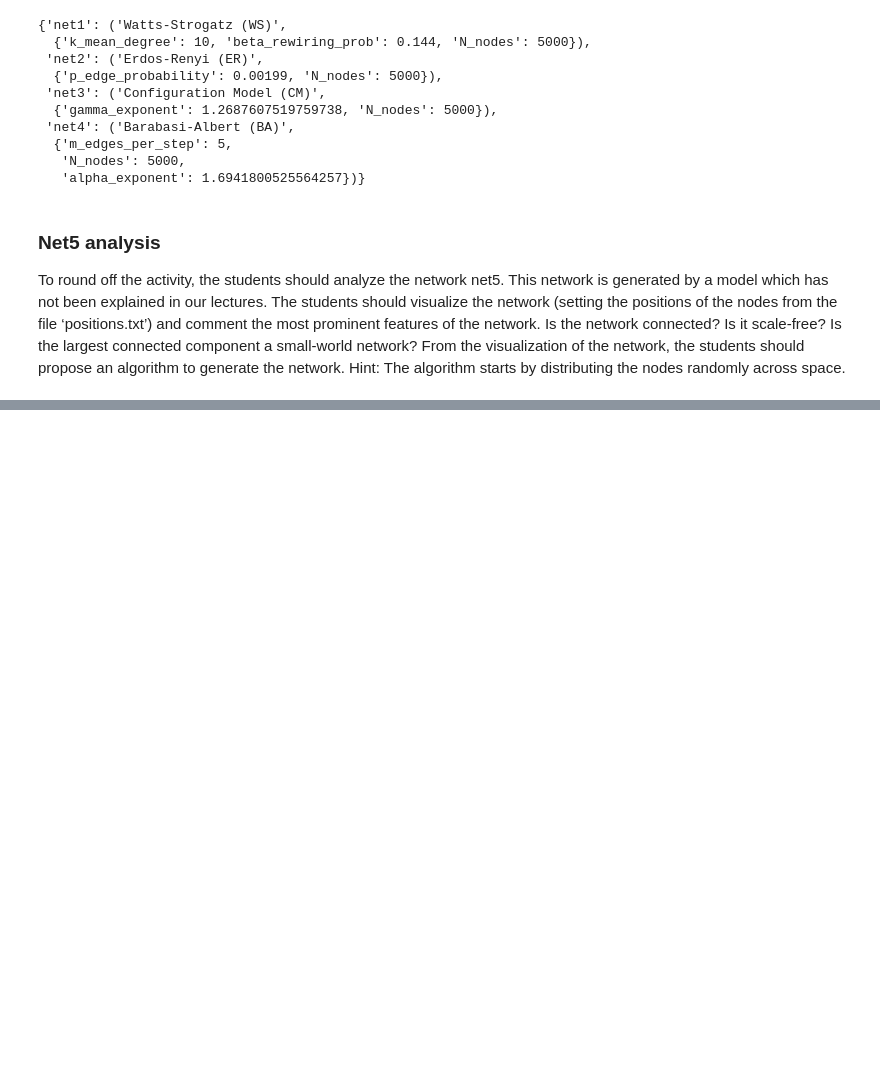
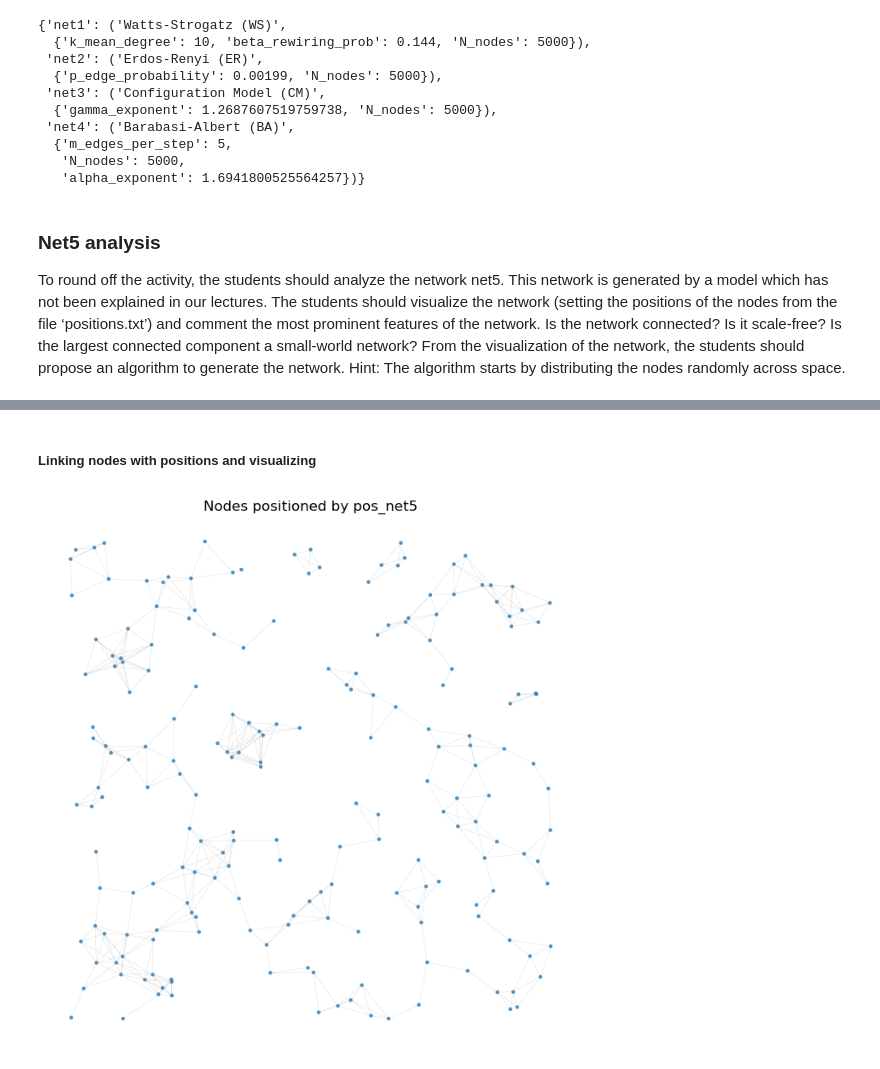
Before and after one commit to adrianrefe4/MHEDAS---CN-A1, a Jupyter notebook: GroupA_AATAB_REDONDO_A1.ipynb, the cells around one changed output, grey strips where cells are left out. Drawn from its saved outputs; the diff is of its cells as text; code cells hidden in the pictures; blank space fills up the shorter version.

```diff
--- a/GroupA_AATAB_REDONDO_A1.ipynb
+++ b/GroupA_AATAB_REDONDO_A1.ipynb
@@ -613,0 +879,54 @@ To round off the activity, the students should analyze the network net5. This ne
+# %% [markdown]
+##### Linking nodes with positions and visualizing
+# %%
+# Plot nodes using pos_net5 coordinates (scatter). If net5 is available and positions cover nodes,
+# optionally overlay edges for nodes that have coordinates.
+graph = globals().get('net5') or globals().get('G')
+pos = globals().get('pos_net5') or globals().get('positions')
+
+if pos is None:
+    raise RuntimeError("pos_net5 (or positions) not found in the notebook globals.")
+
+# Extract coordinates
+coords = list(pos.values())
+xs = [c[0] for c in coords]
+ys = [c[1] for c in coords]
+
+plt.figure(figsize=(8, 8))
+plt.scatter(xs, ys, s=10, c='C0', alpha=0.8, edgecolors='none')
+
+# If a graph is present, draw edges for node pairs where both endpoints have positions
+if graph is not None:
+    # build a mapping from graph node -> position (try matching both str and int keys)
+    node_pos = {}
+    for n in graph.nodes():
+        if n in pos:
+            node_pos[n] = pos[n]
+        else:
+            try:
+                nstr = str(n)
+                if nstr in pos:
+                    node_pos[n] = pos[nstr]
+                else:
+                    nint = int(nstr)
+                    if nint in pos:
+                        node_pos[n] = pos[nint]
+            except Exception:
+                pass
+
+    # draw edges for which both endpoints have coordinates
+    edge_coords = []
+    for u, v in graph.edges():
+        if u in node_pos and v in node_pos:
+            edge_coords.append((node_pos[u], node_pos[v]))
+
+    if edge_coords:
+        for (x1, y1), (x2, y2) in edge_coords:
+            plt.plot([x1, x2], [y1, y2], color='gray', linewidth=0.3, alpha=0.3)
+
+plt.gca().set_aspect('equal', adjustable='box')
+plt.axis('off')
+plt.title("Nodes positioned by pos_net5")
+plt.show()
+# %% [output]
+[figure, added]
```
Also changed, not shown: parts of 18 cells of this notebook.
